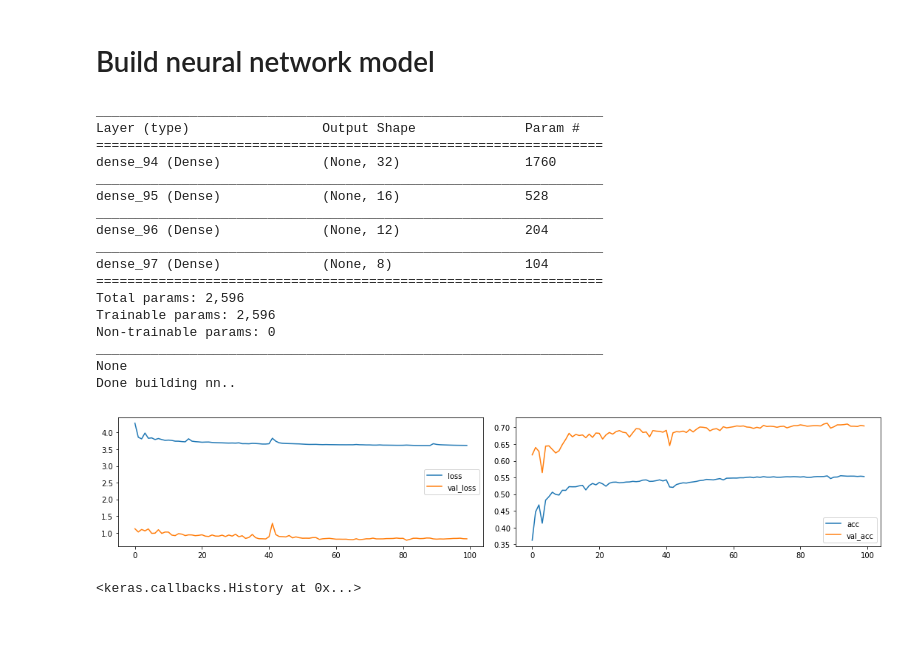
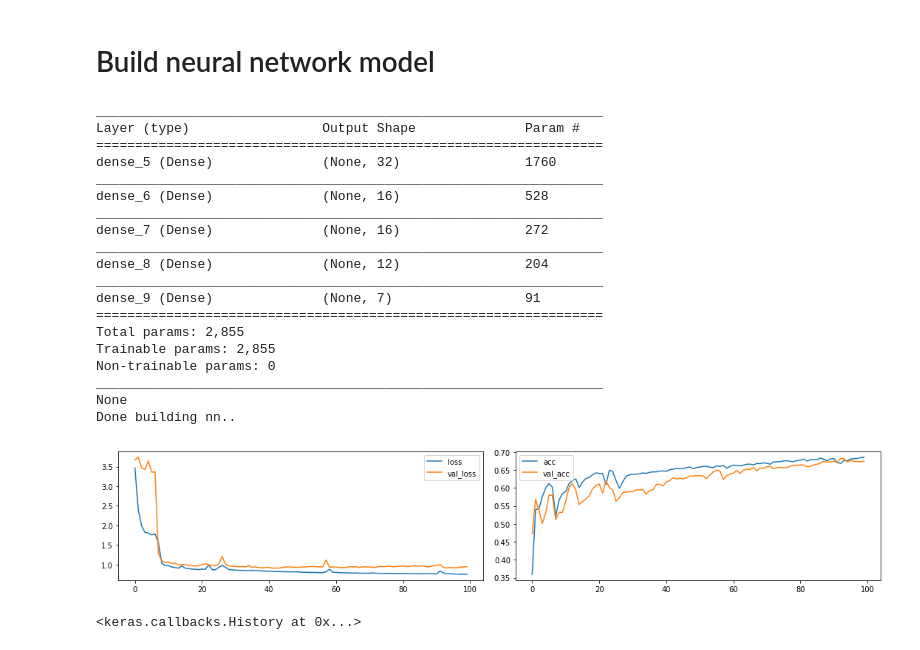
Before and after one commit to stefan-matcovici/Forest-Cover-Type-Prediction, a Jupyter notebook: 4-classification/ann.ipynb, the cells around one changed output. Drawn from its saved outputs; the diff is of its cells as text; code cells hidden in the pictures.

```diff
--- a/4-classification/ann.ipynb
+++ b/4-classification/ann.ipynb
@@ -55,8 +53,9 @@ X[data['numerical_attributes']] = scaler.transform(X[data['numerical_attributes'
 model = Sequential()
 model.add(Dense(32, activation='relu', input_shape=(54, )))
 model.add(Dense(16, activation='relu'))
+model.add(Dense(16, activation='relu'))
 model.add(Dense(12, activation='relu'))
-model.add(Dense(8, activation='relu'))
+model.add(Dense(7, activation='relu'))
 
 print(model.summary())
 optimizer2 = Adam(lr=0.01, decay=1e-2)
@@ -68,16 +67,18 @@ print("Done building nn..")
 _________________________________________________________________
 Layer (type)                 Output Shape              Param #
 =================================================================
-dense_94 (Dense)             (None, 32)                1760
+dense_5 (Dense)              (None, 32)                1760
 _________________________________________________________________
-dense_95 (Dense)             (None, 16)                528
+dense_6 (Dense)              (None, 16)                528
 _________________________________________________________________
-dense_96 (Dense)             (None, 12)                204
+dense_7 (Dense)              (None, 16)                272
 _________________________________________________________________
-dense_97 (Dense)             (None, 8)                 104
+dense_8 (Dense)              (None, 12)                204
+_________________________________________________________________
+dense_9 (Dense)              (None, 7)                 91
 =================================================================
-Total params: 2,596
-Trainable params: 2,596
+Total params: 2,855
+Trainable params: 2,855
 Non-trainable params: 0
 _________________________________________________________________
 None
@@ -85,17 +86,17 @@ Done building nn..
 # %%
 plot_losses = PlotLosses()
 checkpointer = ModelCheckpoint('model.h5', verbose=1, save_best_only=True)
 earlystopper = EarlyStopping(patience=5, verbose=1)
 model.fit(X,
-          to_categorical(y),
+          to_categorical(y-1),
           batch_size=128,
           epochs=100,
           verbose=1,
           validation_split=0.1,
           shuffle=True,
           callbacks=[checkpointer, plot_losses])
 # %% [output]
-[figure, old version]
+[figure, new version]
 <keras.callbacks.History at 0x...>
 # %%
 model = load_model('model.h5')
```
Also changed, not shown: parts of 5 cells of this notebook, 1 other file.
